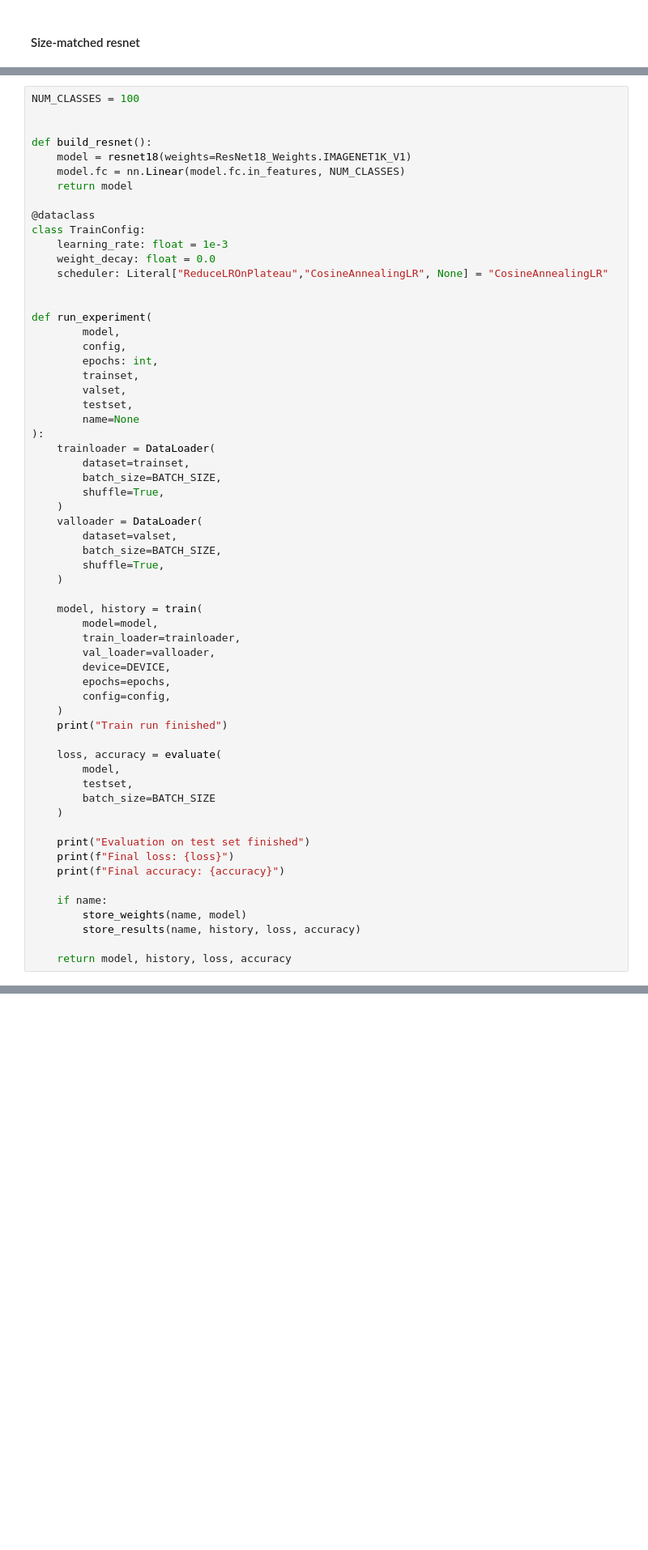
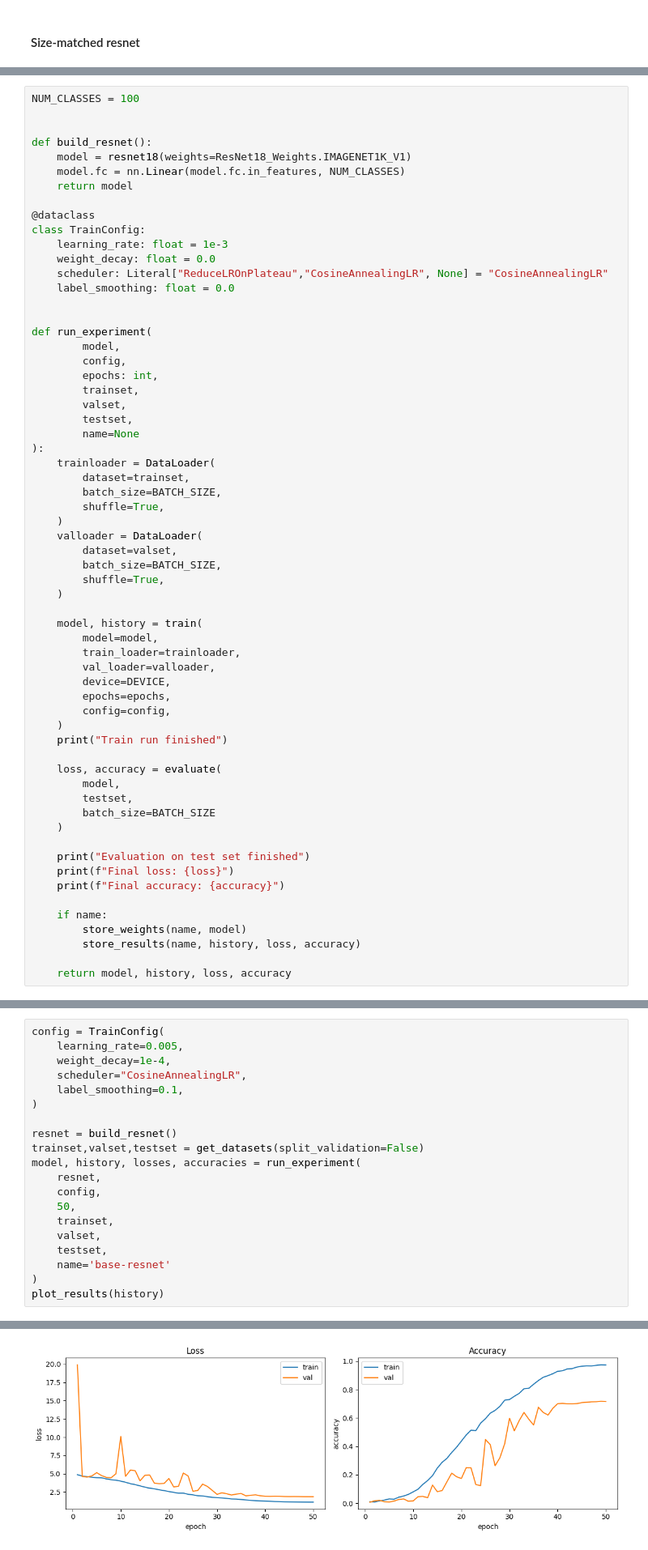
Before and after one commit to Tarekun/computer-vision-project, a Jupyter notebook: assignment_module_two.ipynb, the cells around one changed output, grey strips where cells are left out. Shown at 81% size. Cells and saved outputs as stored; diff of their text form; blank space fills up the shorter version.

Commit message:
base resnet test

```diff
--- a/assignment_module_two.ipynb
+++ b/assignment_module_two.ipynb
@@ -1544,6 +1544,7 @@ class TrainConfig:
     learning_rate: float = 1e-3
     weight_decay: float = 0.0
     scheduler: Literal["ReduceLROnPlateau","CosineAnnealingLR", None] = "CosineAnnealingLR"
+    label_smoothing: float = 0.0
 
 
 def run_experiment(
@@ -1611,0 +1634,21 @@ model, losses, accuracies = run_experiment(
+# %%
+config = TrainConfig(
+    learning_rate=0.005,
+    weight_decay=1e-4,
+    scheduler="CosineAnnealingLR",
+    label_smoothing=0.1,
+)
+
+resnet = build_resnet()
+trainset,valset,testset = get_datasets(split_validation=False)
+model, history, losses, accuracies = run_experiment(
+    resnet,
+    config,
+    50,
+    trainset,
+    valset,
+    testset,
+    name='base-resnet'
+)
+plot_results(history)
+# %% [output]
@@ -1612,3 +1672,4 @@ model, losses, accuracies = run_experiment(
+[figure, added]
 # %%
 # TODO: tuning of the hyperparameters, given the baseline at the previous step
 
```
Also changed, not shown: parts of 2 cells of this notebook.
